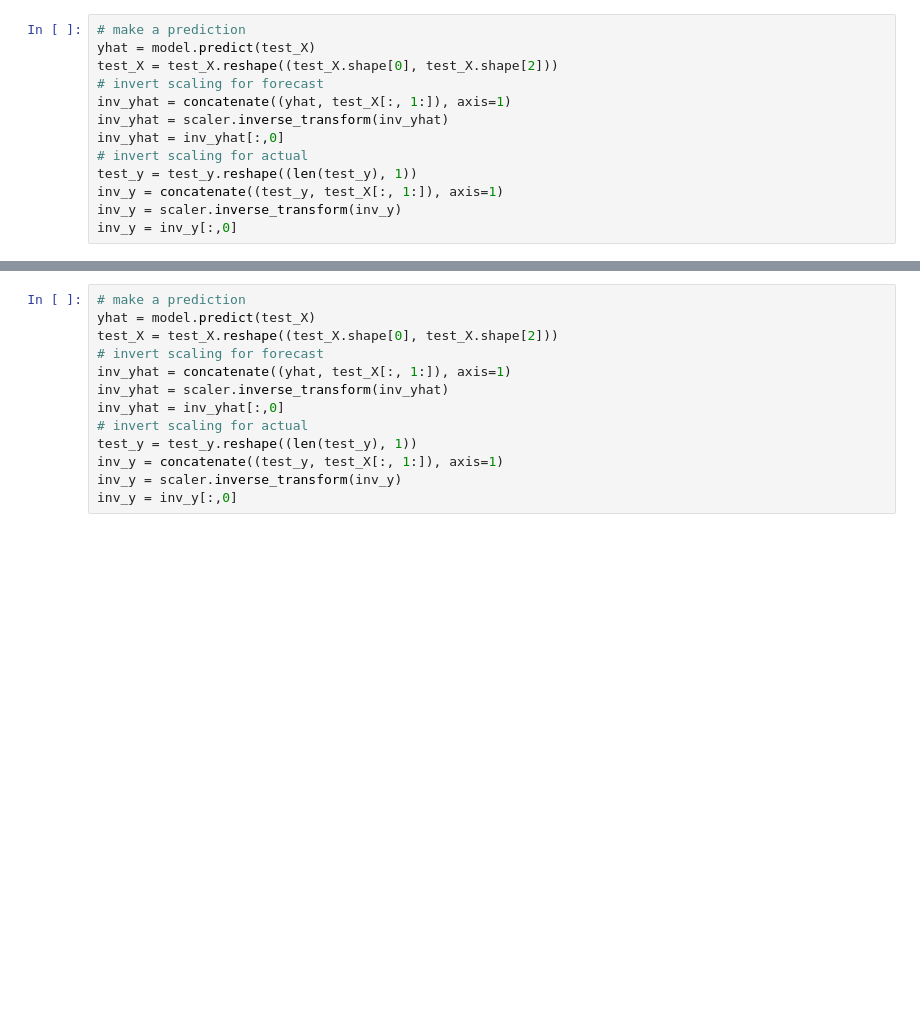
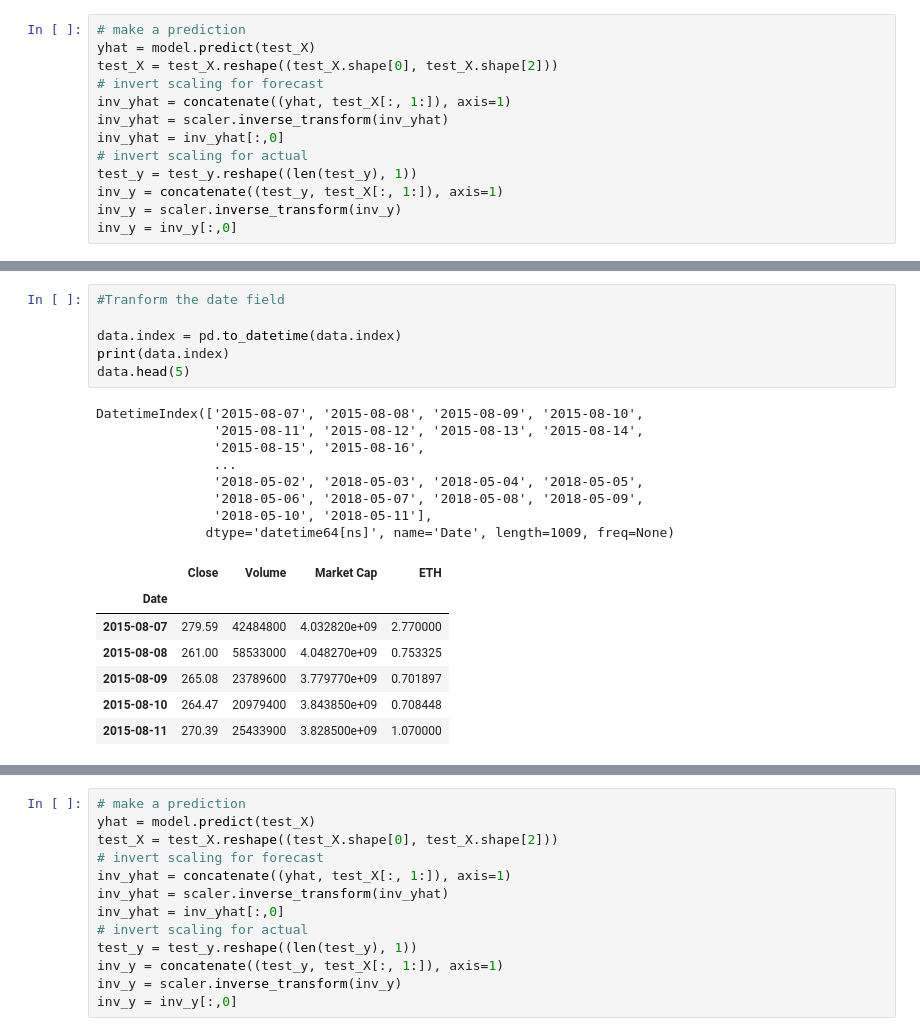
Before and after one commit to TrungAnh1812/essay, a Jupyter notebook: Untitled.ipynb, the cells around one changed output, grey strips where cells are left out. Saved outputs shown, nothing was run; the diff lists cells and outputs as text; blank space fills up the shorter version.

```diff
--- a/Untitled.ipynb
+++ b/Untitled.ipynb
@@ -210,2 +254,24 @@ inv_y.shape
+# %%
+#Tranform the date field
+
+data.index = pd.to_datetime(data.index)
+print(data.index)
+data.head(5)
+# %% [output]
+DatetimeIndex(['2015-08-07', '2015-08-08', '2015-08-09', '2015-08-10',
+               '2015-08-11', '2015-08-12', '2015-08-13', '2015-08-14',
+               '2015-08-15', '2015-08-16',
+               ...
+               '2018-05-02', '2018-05-03', '2018-05-04', '2018-05-05',
+               '2018-05-06', '2018-05-07', '2018-05-08', '2018-05-09',
+               '2018-05-10', '2018-05-11'],
+              dtype='datetime64[ns]', name='Date', length=1009, freq=None)
+|  | Close | Volume | Market Cap | ETH |
+| Date |  |  |  |  |
+| 2015-08-07 | 279.59 | 42484800 | 4.032820e+09 | 2.770000 |
+| 2015-08-08 | 261.00 | 58533000 | 4.048270e+09 | 0.753325 |
+| 2015-08-09 | 265.08 | 23789600 | 3.779770e+09 | 0.701897 |
+| 2015-08-10 | 264.47 | 20979400 | 3.843850e+09 | 0.708448 |
+| 2015-08-11 | 270.39 | 25433900 | 3.828500e+09 | 1.070000 |
 # %%
 # load dataset
```
Also changed, not shown: parts of 17 cells of this notebook, 2 other files.
